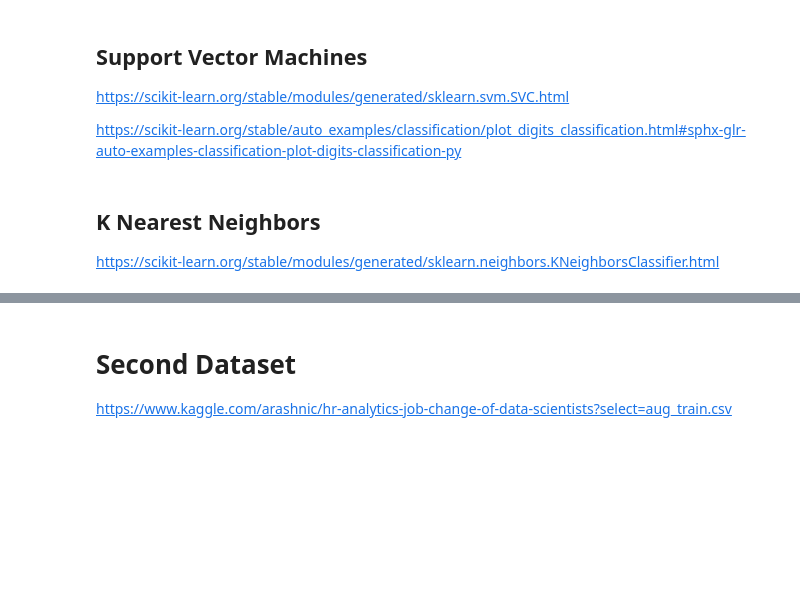
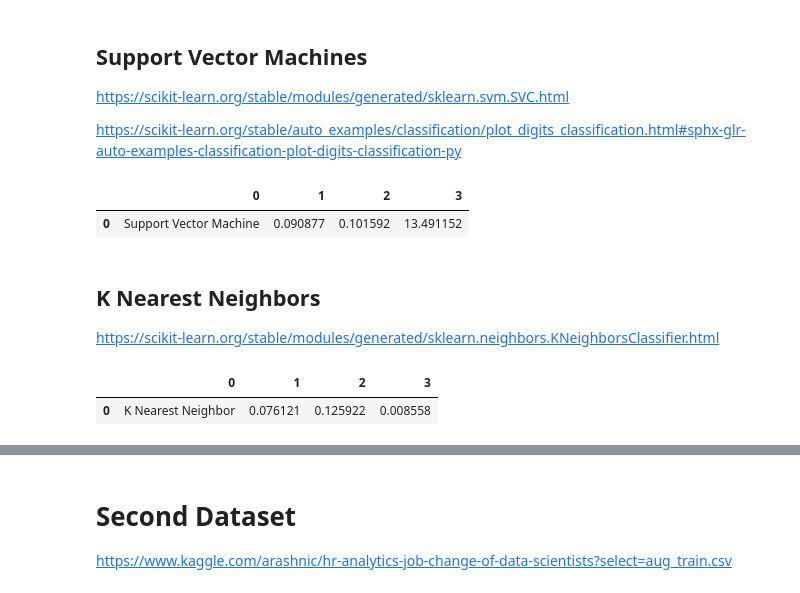
Before and after one commit to nichoward/Supervised-Learning-CS-7641, a Jupyter notebook: Supervised Learning.ipynb, the cells around one changed output, grey strips where cells are left out. Drawn from its saved outputs; the diff is of its cells as text; code cells hidden in the pictures; blank space fills up the shorter version.

```diff
--- a/Supervised Learning.ipynb
+++ b/Supervised Learning.ipynb
@@ -51,25 +68,21 @@ Index(['id', 'Gender', 'Age', 'Driving_License', 'Region_Code',
 # %%
-le = preprocessing.LabelEncoder()
-le.fit(insurance_data.Gender.unique())
-insurance_data['Gender'] = le.transform(insurance_data.Gender)
+categorical_cols = ['age group', 'eligible', 'job', 'marital', 'education',
+       'marital-education', 'targeted', 'default', 'balance', 'housing',
+       'loan', 'contact', 'day', 'month', 'duration', 'campaign', 'poutcome']
 
-#Vehicle_Age
-le1 = preprocessing.LabelEncoder()
-le1.fit(insurance_data.Vehicle_Age.unique())
-insurance_data['Vehicle_Age'] = le1.transform(insurance_data.Vehicle_Age)
-
-#Vehicle_Damage
-le2 = preprocessing.LabelEncoder()
-le2.fit(insurance_data.Vehicle_Damage.unique())
-insurance_data['Vehicle_Damage'] = le2.transform(insurance_data.Vehicle_Damage)
+for i in categorical_cols:
+    le = preprocessing.LabelEncoder()
+    le.fit(bank_data[i].unique())
+    bank_data[i] = le.transform(bank_data[i])
 # %%
-target = 'Response'
-cols = ['Gender', 'Age', 'Driving_License', 'Region_Code',
-       'Previously_Insured', 'Vehicle_Age', 'Vehicle_Damage', 'Annual_Premium',
-       'Policy_Sales_Channel', 'Vintage']
+target = 'response'
+cols = ['age', 'age group', 'eligible', 'job', 'salary', 'marital', 'education',
+       'marital-education', 'targeted', 'default', 'balance', 'housing',
+       'loan', 'contact', 'day', 'month', 'duration', 'campaign', 'pdays',
+       'previous', 'poutcome']
 
 #splitn into training and testing data sets
-train, test = train_test_split(insurance_data, test_size=0.3)
+train, test = train_test_split(bank_data, test_size=0.3)
 # %% [markdown]
 ## Decision Tree with Pruning
 https://scikit-learn.org/stable/auto_examples/tree/plot_cost_complexity_pruning.html
@@ -135,3 +189,8 @@ accuracy_score(test[target], clf.predict(test[cols]))
+# %%
+clf_row
+# %% [output]
+|  | 0 | 1 | 2 | 3 |
+| 0 | Support Vector Machine | 0.090877 | 0.101592 | 13.491152 |
 # %% [markdown]
 ## K Nearest Neighbors
 https://scikit-learn.org/stable/modules/generated/sklearn.neighbors.KNeighborsClassifier.html
@@ -142,0 +208,5 @@ accuracy_score(test[target], neigh.predict(test[cols]))
+# %%
+neigh_row
+# %% [output]
+|  | 0 | 1 | 2 | 3 |
+| 0 | K Nearest Neighbor | 0.076121 | 0.125922 | 0.008558 |
```
Also changed, not shown: parts of 26 cells of this notebook, 1 other file.
